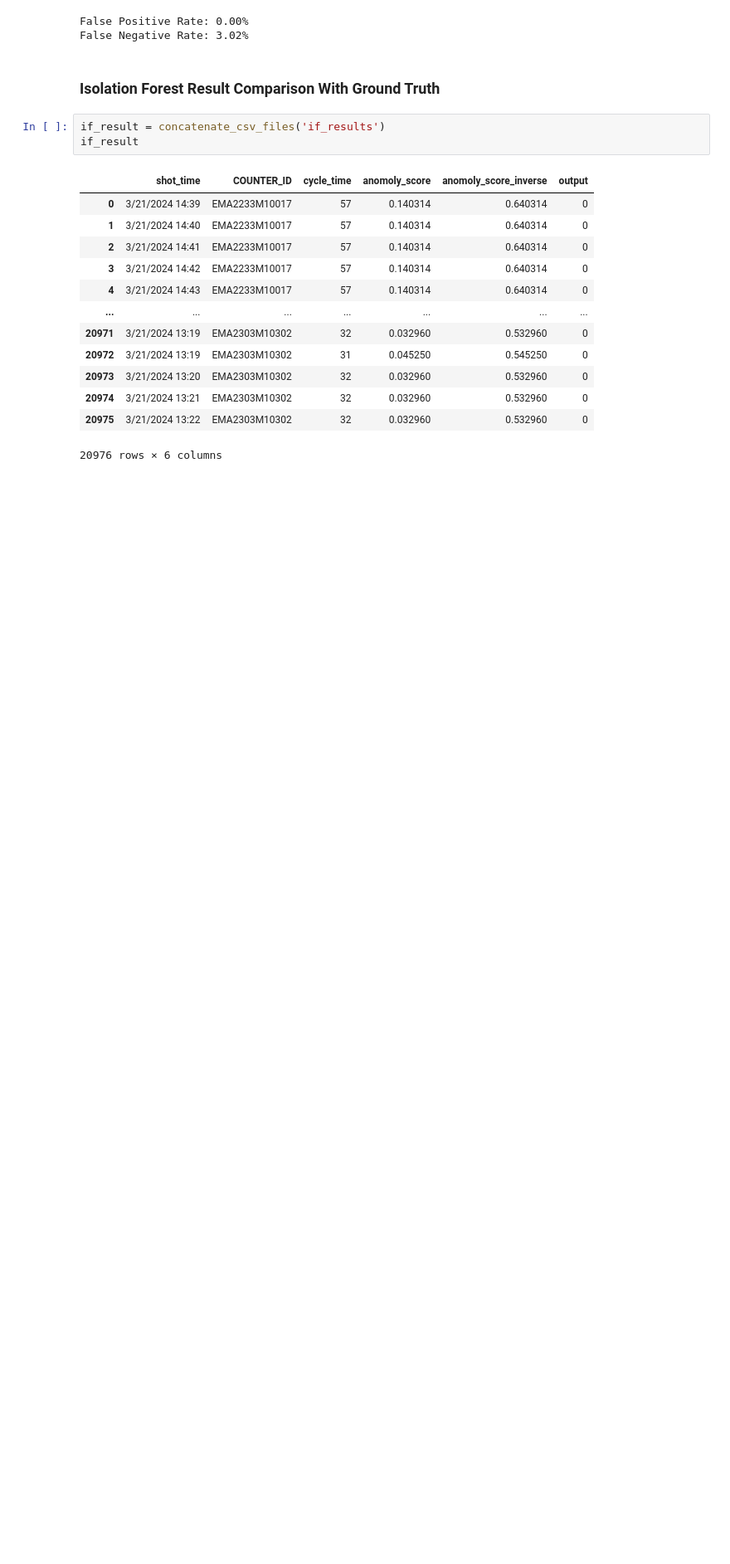
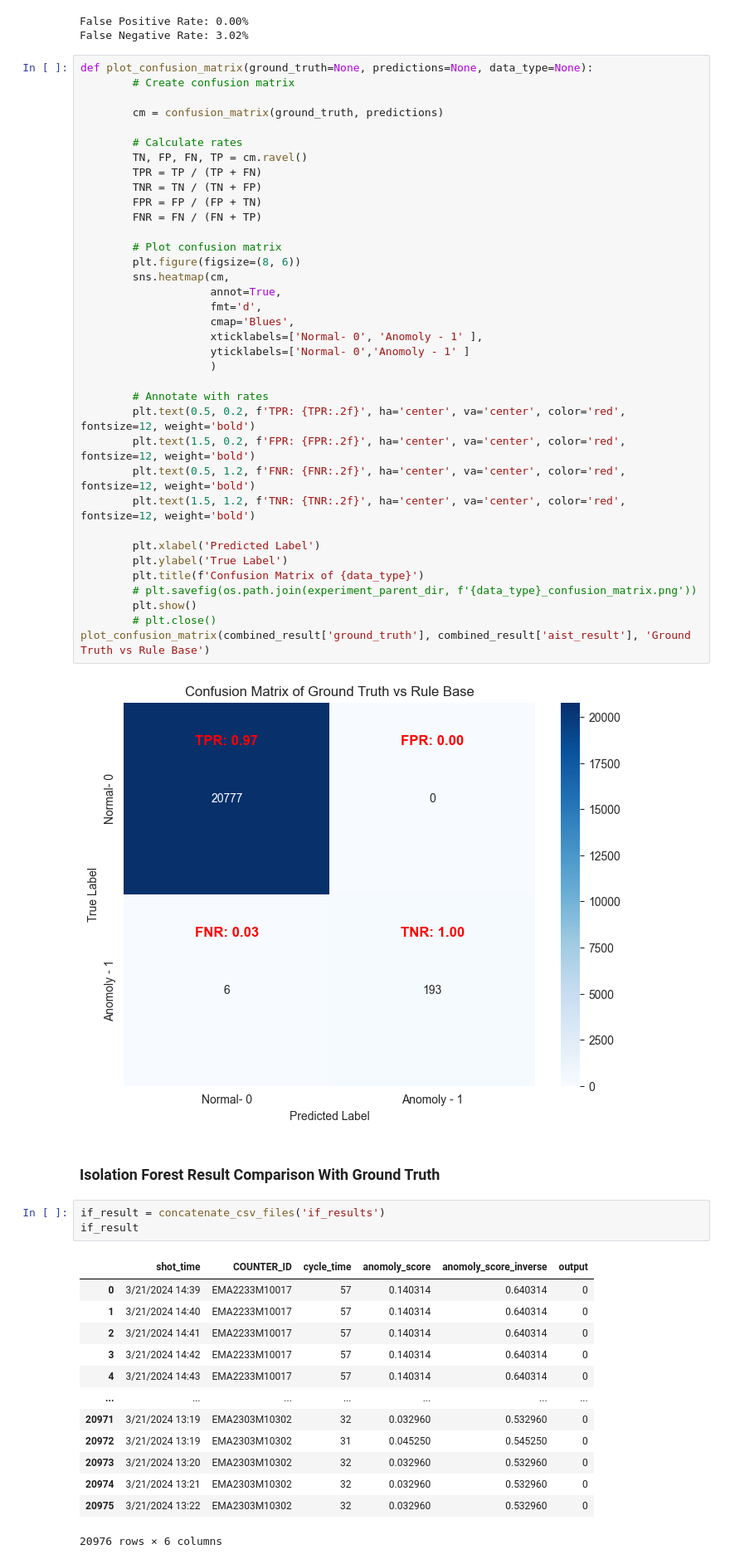
Before and after one commit to uikram/AnomolyDetection, a Jupyter notebook: result_analysis.ipynb, the cells around one changed output. Shown: that part at 83% size. Drawn from its saved outputs; the diff is of its cells as text; blank space fills up the shorter version.

```diff
--- a/result_analysis.ipynb
+++ b/result_analysis.ipynb
@@ -124,6 +124,44 @@ print(f"False Negative Rate: {false_negative_rate:.2%}")
 [figure]
 False Positive Rate: 0.00%
 False Negative Rate: 3.02%
+# %%
+def plot_confusion_matrix(ground_truth=None, predictions=None, data_type=None):
+        # Create confusion matrix
+
+        cm = confusion_matrix(ground_truth, predictions)
+
+        # Calculate rates
+        TN, FP, FN, TP = cm.ravel()
+        TPR = TP / (TP + FN)
+        TNR = TN / (TN + FP)
+        FPR = FP / (FP + TN)
+        FNR = FN / (FN + TP)
+
+        # Plot confusion matrix
+        plt.figure(figsize=(8, 6))
+        sns.heatmap(cm,
+                    annot=True,
+                    fmt='d',
+                    cmap='Blues',
+                    xticklabels=['Normal- 0', 'Anomoly - 1' ],
+                    yticklabels=['Normal- 0','Anomoly - 1' ]
+                    )
+
+        # Annotate with rates
+        plt.text(0.5, 0.2, f'TPR: {TPR:.2f}', ha='center', va='center', color='red', fontsize=12, weight='bold')
+        plt.text(1.5, 0.2, f'FPR: {FPR:.2f}', ha='center', va='center', color='red', fontsize=12, weight='bold')
+        plt.text(0.5, 1.2, f'FNR: {FNR:.2f}', ha='center', va='center', color='red', fontsize=12, weight='bold')
+        plt.text(1.5, 1.2, f'TNR: {TNR:.2f}', ha='center', va='center', color='red', fontsize=12, weight='bold')
+
+        plt.xlabel('Predicted Label')
+        plt.ylabel('True Label')
+        plt.title(f'Confusion Matrix of {data_type}')
+        # plt.savefig(os.path.join(experiment_parent_dir, f'{data_type}_confusion_matrix.png'))
+        plt.show()
+        # plt.close()
+plot_confusion_matrix(combined_result['ground_truth'], combined_result['aist_result'], 'Ground Truth vs Rule Base')
+# %% [output]
+[figure, added]
 # %% [markdown]
 ### Isolation Forest Result Comparison With Ground Truth
 # %%
```
Also changed, not shown: parts of 6 cells of this notebook, 1 other file.
